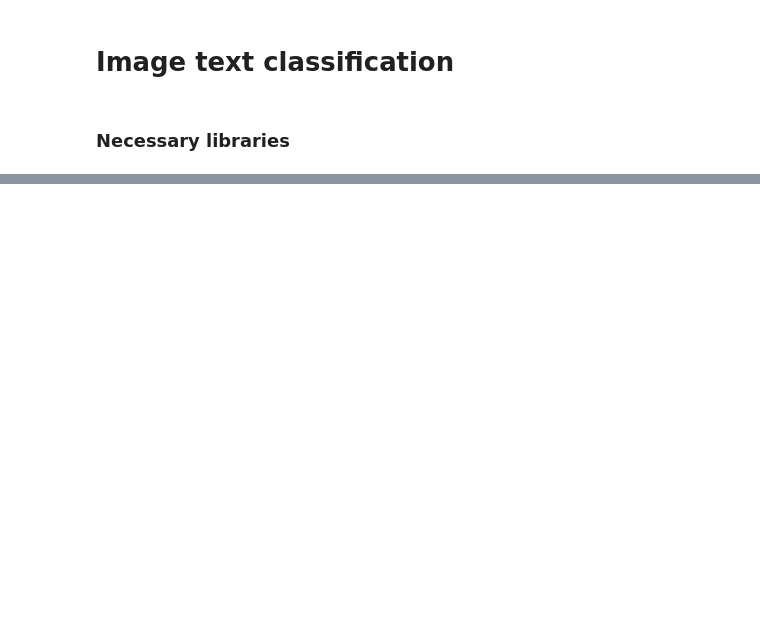
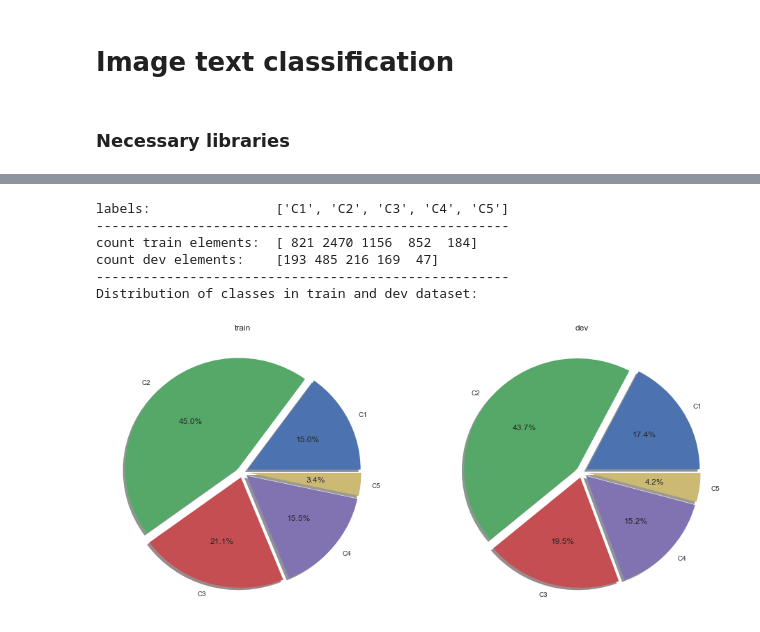
Before and after one commit to elamrily/document-classification, a Jupyter notebook: Notebooks/Notebookimage.ipynb, the cells around one changed output, grey strips where cells are left out. Cells and saved outputs as stored; diff of their text form; code cells hidden in the pictures; blank space fills up the shorter version.

```diff
--- a/Notebooks/Notebookimage.ipynb
+++ b/Notebooks/Notebookimage.ipynb
@@ -68,17 +83,0 @@ def cnn_model(num_classes,input_shape):
-# %%
-# Reshape X_test and X_train
-img_rows, img_cols = 500, 250
-Xtrain = Xtrain.reshape(Xtrain.shape[0], img_rows, img_cols, 1)
-Xdev = Xdev.reshape(Xdev.shape[0], img_rows, img_cols, 1)
-input_shape = (img_rows, img_cols, 1)
-
-# Convert class vectors to binary class matrices
-num_classes = 5
-ytrain = keras.utils.to_categorical(ytrain, num_classes)
-ydev = keras.utils.to_categorical(ydev, num_classes)
-
-# Training model
-batch_size = 16
-epochs = 20
-model = cnn_model(num_classes,input_shape)
-model.fit(Xtrain, ytrain, batch_size=batch_size, epochs=epochs, verbose=1, validation_data=(Xdev, ydev))
@@ -103,0 +92,37 @@ Epoch 20/20
+# %%
+# Reshape X_test and X_train
+Xtrain = Xtrain.reshape(Xtrain.shape[0], Xtrain.shape[1], Xtrain.shape[2], 1)
+Xdev = Xdev.reshape(Xdev.shape[0], Xtrain.shape[1], Xtrain.shape[2], 1)
+
+# Loding labels of classes
+ytrain = data['ytrain_class']
+ydev = data['ydev_class']
+labels = ['C1','C2','C3','C4','C5']
+
+# number of element in each class
+unique, counts_train = np.unique(ytrain, return_counts=True)
+unique, counts_dev = np.unique(ydev, return_counts=True)
+
+print('labels:               ',labels)
+print('-----------------------------------------------------')
+print('count train elements: ',counts_train)
+print('count dev elements:   ',counts_dev)
+print('-----------------------------------------------------')
+print('Distribution of classes in train and dev dataset: ')
+explode = (0.05, 0.05, 0.05, 0.05 ,0.05)
+plt.figure(figsize=(16,16))
+plt.subplot(2, 2, 1)
+plt.title('train')
+plt.pie(counts_train, explode=explode,labels = labels, autopct='%1.1f%%',shadow = True)
+plt.subplot(2, 2, 2)
+plt.title('dev')
+plt.pie(counts_dev, explode=explode,labels = labels, autopct='%1.1f%%',shadow = True)
+plt.show()
+# %% [output]
+labels:                ['C1', 'C2', 'C3', 'C4', 'C5']
+-----------------------------------------------------
+count train elements:  [ 821 2470 1156  852  184]
+count dev elements:    [193 485 216 169  47]
+-----------------------------------------------------
+Distribution of classes in train and dev dataset:
+[figure, added]
```
Also changed, not shown: parts of 29 cells of this notebook, 12 other files.
